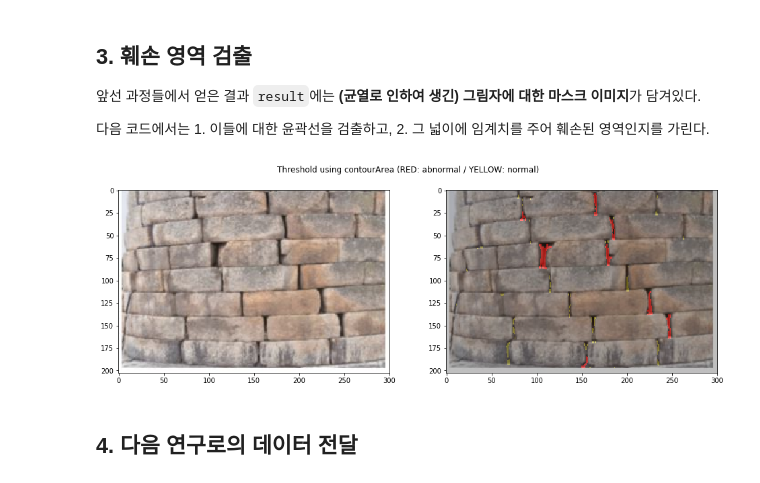
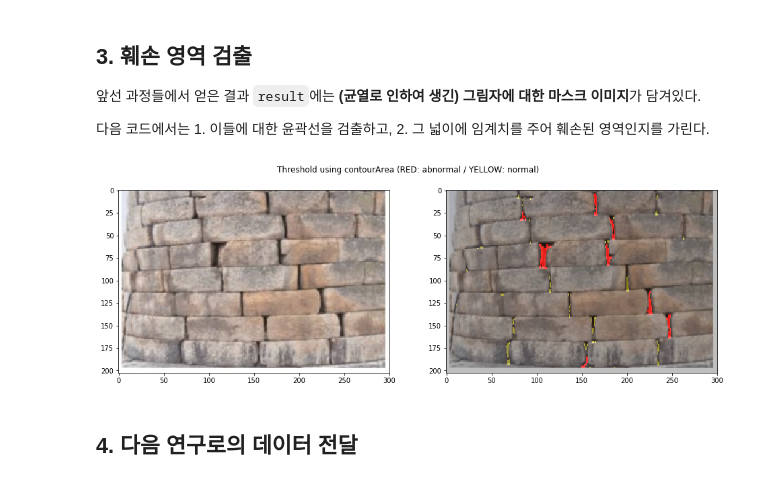
Before and after one commit to DGU-DAI-Lab/2020_Research_KDJ, a Jupyter notebook: 200604_첨성대벽돌균열/1_훼손 영역에 대한 검출 가능성.ipynb, the cells around one changed output. Drawn from its saved outputs; the diff is of its cells as text; code cells hidden in the pictures.

```diff
--- a/200604_첨성대벽돌균열/1_훼손 영역에 대한 검출 가능성.ipynb
+++ b/200604_첨성대벽돌균열/1_훼손 영역에 대한 검출 가능성.ipynb
@@ -89,34 +89,34 @@ plt.show()
 # %%
 # 위 코드에 이어서...
 
 MIN_CONT_AREA = 20
 
 # --------------------------------
 
 # 윤곽선 면적에도 임계를 주어 훼손여부를 가림.
 mask = np.zeros(original.shape, dtype=np.uint8)
 contours = cv2.findContours(result, cv2.RETR_EXTERNAL, cv2.CHAIN_APPROX_SIMPLE)[-2]
 
 for cont in contours:
     # 임계치를 넘는다면, 붉은 색으로 처리: 훼손된 영역
     if cv2.contourArea(cont) >= MIN_CONT_AREA:
         cv2.drawContours(mask, [cont], -1, (0,0,255), -1)
 
     # 임계치를 넘지 못한다면, 노란색으로 처리
     else:
         cv2.drawContours(mask, [cont], -1, (0,128,128), -1)
 
 # --------------------------------
 
 fig, axs = plt.subplots(1,2, figsize=(16,5))
 fig.suptitle('Threshold using contourArea (RED: abnormal / YELLOW: normal)')
 
 axs[0].imshow(cv2.cvtColor(original, cv2.COLOR_BGR2RGB))
-axs[1].imshow(cv2.cvtColor(cv2.addWeighted(original, 0.75, mask, 0.5, 0), cv2.COLOR_BGR2RGB))
+axs[1].imshow(cv2.cvtColor(cv2.addWeighted(original, 0.75, mask, 0.75, 0), cv2.COLOR_BGR2RGB))
 
 plt.show()
 # %% [output]
-[figure, old version]
+[figure, new version]
 # %% [markdown]
 ## 4. 다음 연구로의 데이터 전달
 # %%
```
